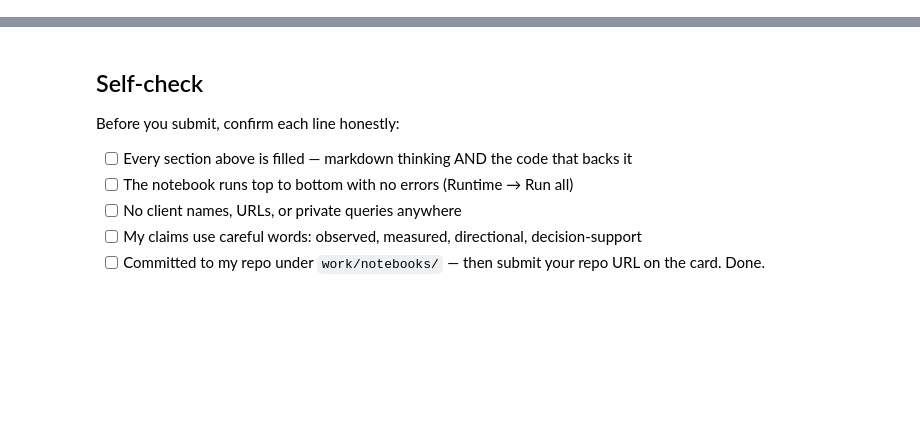
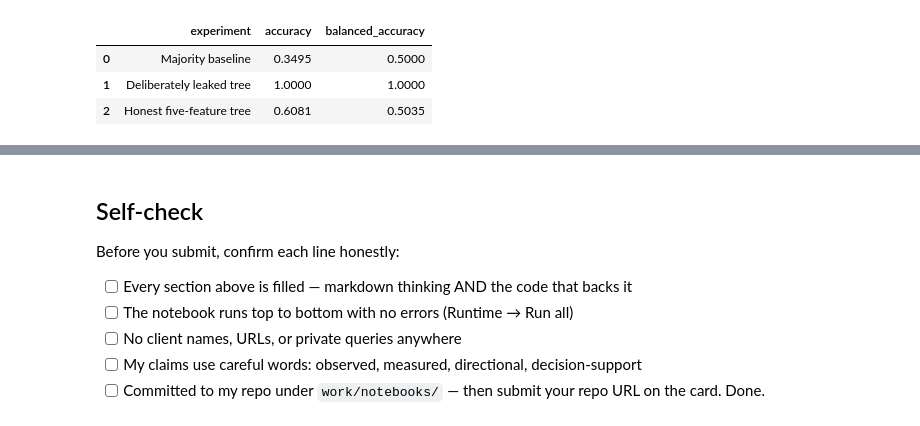
Before and after one commit to omsawarkar/omsawarkar, a Jupyter notebook: work/notebooks/w03_data_contract.ipynb, the cells around one changed output, grey strips where cells are left out. Drawn from its saved outputs; the diff is of its cells as text; code cells hidden in the pictures; blank space fills up the shorter version.

```diff
--- a/work/notebooks/w03_data_contract.ipynb
+++ b/work/notebooks/w03_data_contract.ipynb
@@ -33,0 +361,77 @@ This skeleton is yours to fill. Work the sections **in order** — each one has
+# %%
+%pip -q install scikit-learn
+
+import pandas as pd
+from sklearn.model_selection import GroupShuffleSplit
+from sklearn.tree import DecisionTreeClassifier
+from sklearn.dummy import DummyClassifier
+from sklearn.metrics import accuracy_score, balanced_accuracy_score
+
+# Only these five columns are honest model inputs.
+X = feature_frame[feature_columns].copy()
+y = feature_frame["late_decline"].astype(int)
+groups = feature_frame["client_hash_id"]
+
+# Hold out entire clients so a client's items cannot cross the split.
+splitter = GroupShuffleSplit(
+    n_splits=1,
+    test_size=0.25,
+    random_state=42
+)
+train_idx, test_idx = next(splitter.split(X, y, groups))
+
+assert set(groups.iloc[train_idx]).isdisjoint(
+    set(groups.iloc[test_idx])
+)
+
+print("Training items:", len(train_idx))
+print("Test items:", len(test_idx))
+print("Training clients:", groups.iloc[train_idx].nunique())
+print("Test clients:", groups.iloc[test_idx].nunique())
+
+results = []
+
+def evaluate(name, model, inputs):
+    model.fit(inputs.iloc[train_idx], y.iloc[train_idx])
+    predictions = model.predict(inputs.iloc[test_idx])
+
+    results.append({
+        "experiment": name,
+        "accuracy": accuracy_score(y.iloc[test_idx], predictions),
+        "balanced_accuracy": balanced_accuracy_score(
+            y.iloc[test_idx], predictions
+        )
+    })
+
+# Baseline: always predict the most common training label.
+evaluate(
+    "Majority baseline",
+    DummyClassifier(strategy="most_frequent"),
+    X
+)
+
+# Deliberate mistake: copy the answer into an input column.
+X_leaky = X.copy()
+X_leaky["LEAK_answer_copy"] = y
+
+evaluate(
+    "Deliberately leaked tree",
+    DecisionTreeClassifier(max_depth=3, random_state=42),
+    X_leaky
+)
+
+# Remove the leaked column and train a fresh model.
+X_clean = X_leaky.drop(columns="LEAK_answer_copy")
+del X_leaky
+
+assert list(X_clean.columns) == feature_columns
+
+evaluate(
+    "Honest five-feature tree",
+    DecisionTreeClassifier(max_depth=3, random_state=42),
+    X_clean
+)
+
+experiment_results = pd.DataFrame(results)
+display(experiment_results.round(4))
+# %% [output]
@@ -33,0 +442,4 @@ This skeleton is yours to fill. Work the sections **in order** — each one has
+|  | experiment | accuracy | balanced_accuracy |
+| 0 | Majority baseline | 0.3495 | 0.5000 |
+| 1 | Deliberately leaked tree | 1.0000 | 1.0000 |
+| 2 | Honest five-feature tree | 0.6081 | 0.5035 |
```
Also changed, not shown: parts of 19 cells of this notebook.
